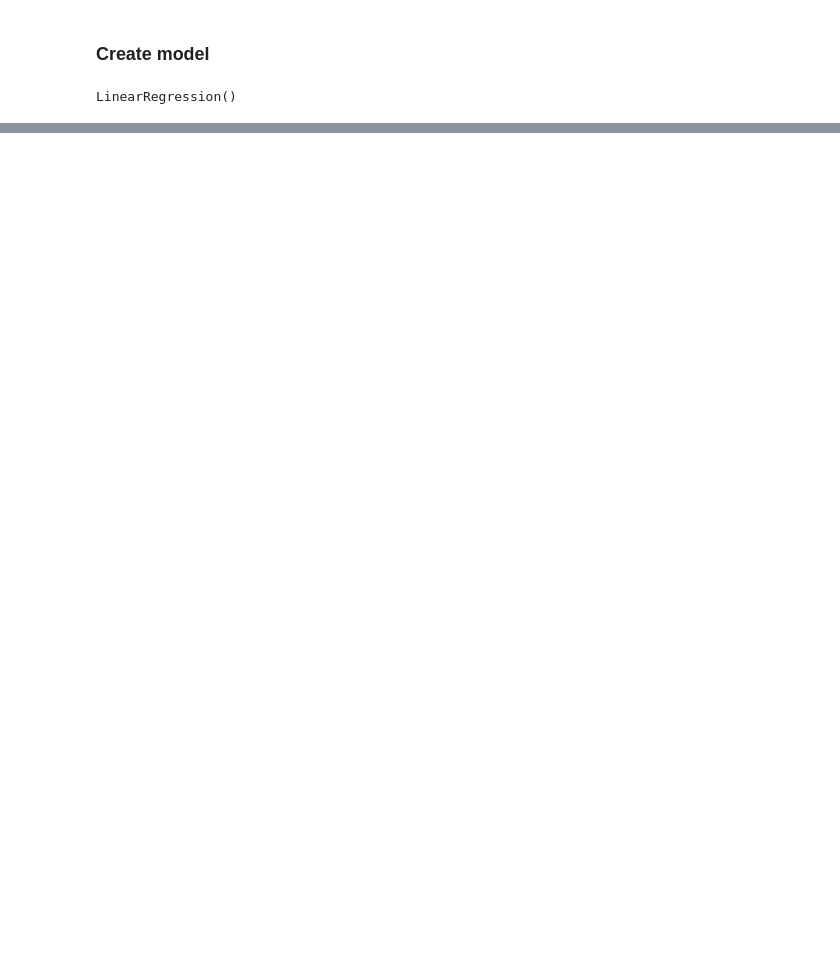
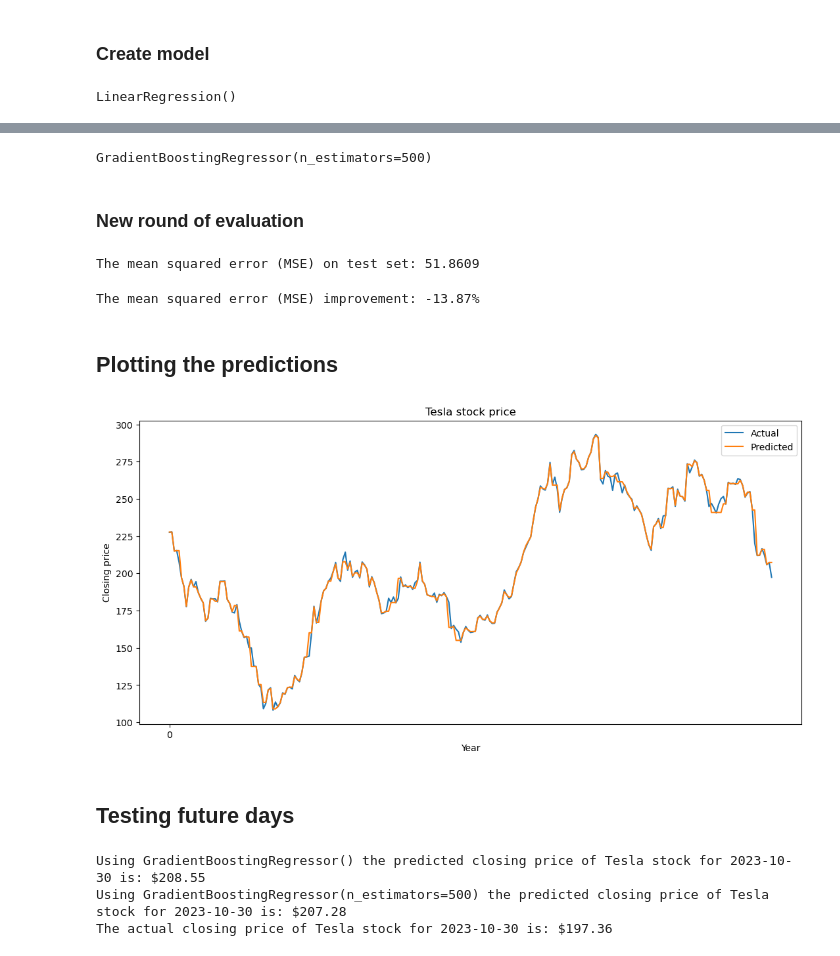
Before and after one commit to SindreSau/ML-Assignment_2, a Jupyter notebook: Assignment2.ipynb, the cells around one changed output, grey strips where cells are left out. Drawn from its saved outputs; the diff is of its cells as text; code cells hidden in the pictures; blank space fills up the shorter version.

```diff
--- a/Assignment2.ipynb
+++ b/Assignment2.ipynb
@@ -166,0 +206,6 @@ print(y_pred)
+# %%
+# We create a new dataframe with only the Date and Close columns
+df = df[['Date', 'Close']].copy()
+
+df.info()
+df.tail()
@@ -166,0 +301,52 @@ print(y_pred)
+# %%
+# These params are the result from prevoiusly running get_best_estimator function
+# We can now use these params to create a new model without having to rerun the function
+params = {'n_estimators': 500,
+          'min_samples_split': 2,
+          'max_depth': 3,
+          'loss': 'squared_error',
+          'learning_rate': 0.1}
+
+# We create a new GradientBoostingRegressor model with default parameters
+model_tuned = GradientBoostingRegressor(**params)
+
+# We fit the model to the training data
+model_tuned.fit(x_train, y_train)
+
+# If you want to run the get_best_estimator function you can uncomment the line below.
+# Change the number of iterations to a higher number if you want to test more parameters
+# model_new = get_best_estimator(model, 250)
+# %% [output]
+GradientBoostingRegressor(n_estimators=500)
+# %% [markdown]
+### New round of evaluation
+# %%
+mse_new = mean_squared_error(y_test, model_tuned.predict(x_test))
+print('The mean squared error (MSE) on test set: {:.4f}'.format(mse_new))
+# %% [output]
+The mean squared error (MSE) on test set: 51.8609
+# %%
+# Lets look at the improvement in MSE compared to the default model
+print('The mean squared error (MSE) improvement: {:.2f}%'.format(
+    (mse - mse_new) / mse * 100))
+# %% [output]
+The mean squared error (MSE) improvement: -13.87%
+# %% [markdown]
+## Plotting the predictions
+# %%
+# We create a plot showing the actual closing price and the predicted closing price
+prediction = model_tuned.predict(X)
+
+plt.figure(figsize=(13, 6))
+plt.plot(df.index, df['Close'], label='Actual')
+plt.plot(df.index, prediction, label='Predicted')
+plt.title('Tesla stock price')
+plt.xlabel('Year')
+plt.ylabel('Closing price')
+plt.gca().xaxis.set_major_locator(mdates.YearLocator())
+plt.legend()
+plt.show()
+# %% [output]
+[figure, added]
+# %% [markdown]
+## Testing future days
@@ -166,0 +368,12 @@ print(y_pred)
+# %%
+# Test the function with yesterdays date to see if it works
+predict_closing_price(model, dt.today() - pd.Timedelta(days=1))
+predict_closing_price(model_tuned, dt.today() - pd.Timedelta(days=1))
+
+# Actual price of last item in dataframe
+print('The actual closing price of Tesla stock for {} is: ${:.2f}'.format(
+    df['Date'].iloc[-1].strftime('%Y-%m-%d'), df['Close'].iloc[-1]))
+# %% [output]
+Using GradientBoostingRegressor() the predicted closing price of Tesla stock for 2023-10-30 is: $208.55
+Using GradientBoostingRegressor(n_estimators=500) the predicted closing price of Tesla stock for 2023-10-30 is: $207.28
+The actual closing price of Tesla stock for 2023-10-30 is: $197.36
```
Also changed, not shown: parts of 26 cells of this notebook.
